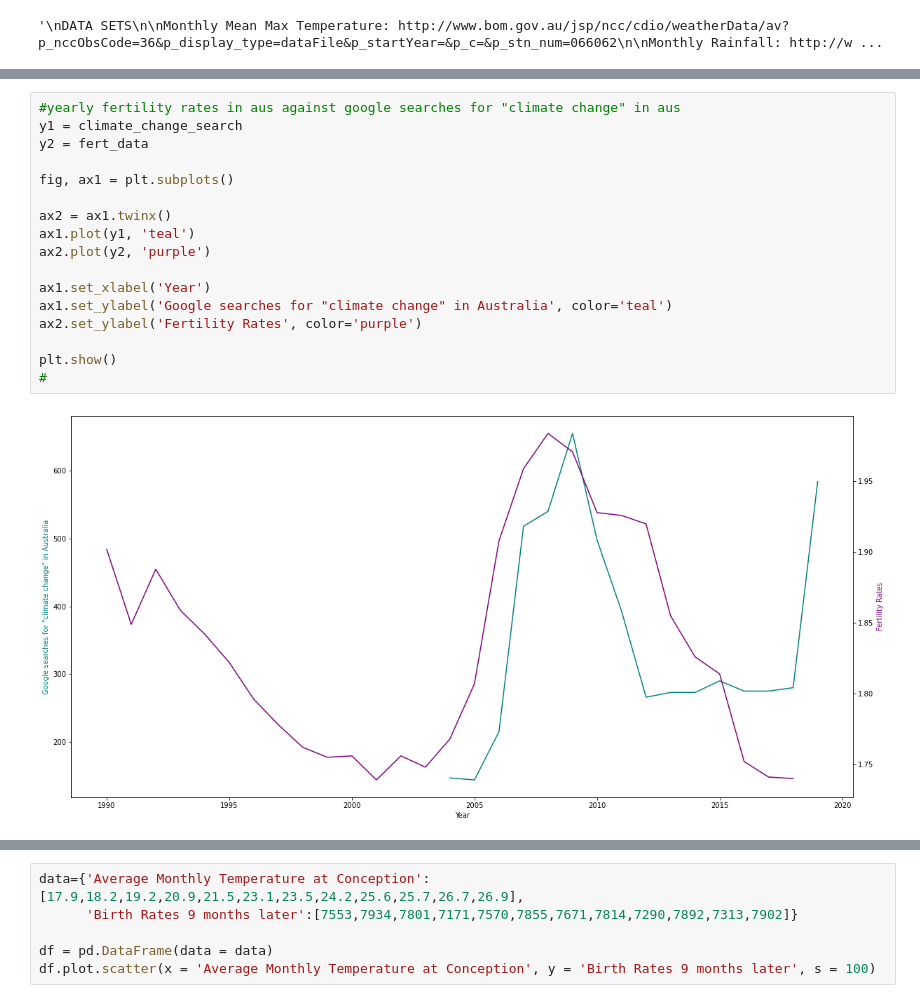
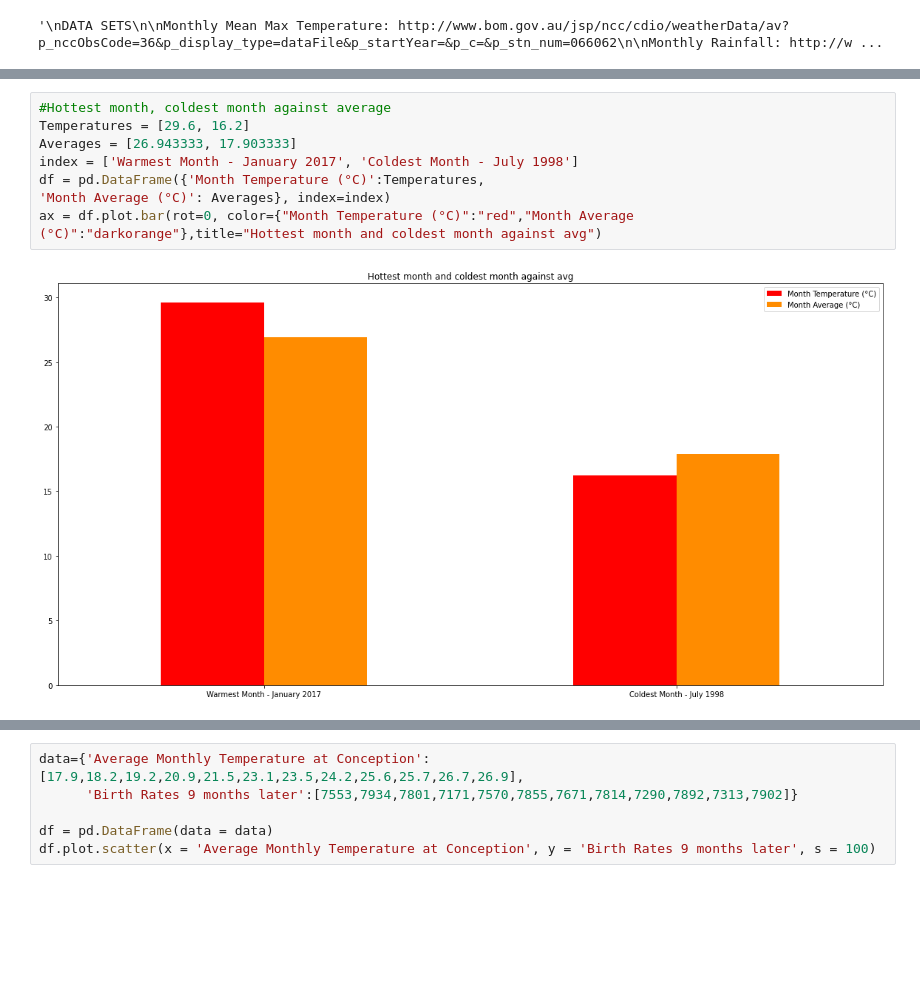
Before and after one commit to JordanLewisStudio/Data_project, a Jupyter notebook: data_project presenation.ipynb, the cells around one changed output, grey strips where cells are left out. Saved outputs shown, nothing was run; the diff lists cells and outputs as text; blank space fills up the shorter version.

```diff
--- a/data_project presenation.ipynb
+++ b/data_project presenation.ipynb
@@ -705,19 +124,10 @@ plt.show()
-# %%
-#yearly fertility rates in aus against google searches for "climate change" in aus
-y1 = climate_change_search
-y2 = fert_data
-
-fig, ax1 = plt.subplots()
-
-ax2 = ax1.twinx()
-ax1.plot(y1, 'teal')
-ax2.plot(y2, 'purple')
-
-ax1.set_xlabel('Year')
-ax1.set_ylabel('Google searches for "climate change" in Australia', color='teal')
-ax2.set_ylabel('Fertility Rates', color='purple')
-
-plt.show()
-#
-# %% [output]
-[figure, removed]
+# %%
+#Hottest month, coldest month against average
+Temperatures = [29.6, 16.2]
+Averages = [26.943333, 17.903333]
+index = ['Warmest Month - January 2017', 'Coldest Month - July 1998']
+df = pd.DataFrame({'Month Temperature (°C)':Temperatures,
+'Month Average (°C)': Averages}, index=index)
+ax = df.plot.bar(rot=0, color={"Month Temperature (°C)":"red","Month Average (°C)":"darkorange"},title="Hottest month and coldest month against avg")
+# %% [output]
+[figure, added]
```
Also changed, not shown: parts of 55 cells of this notebook, 3 other files.
